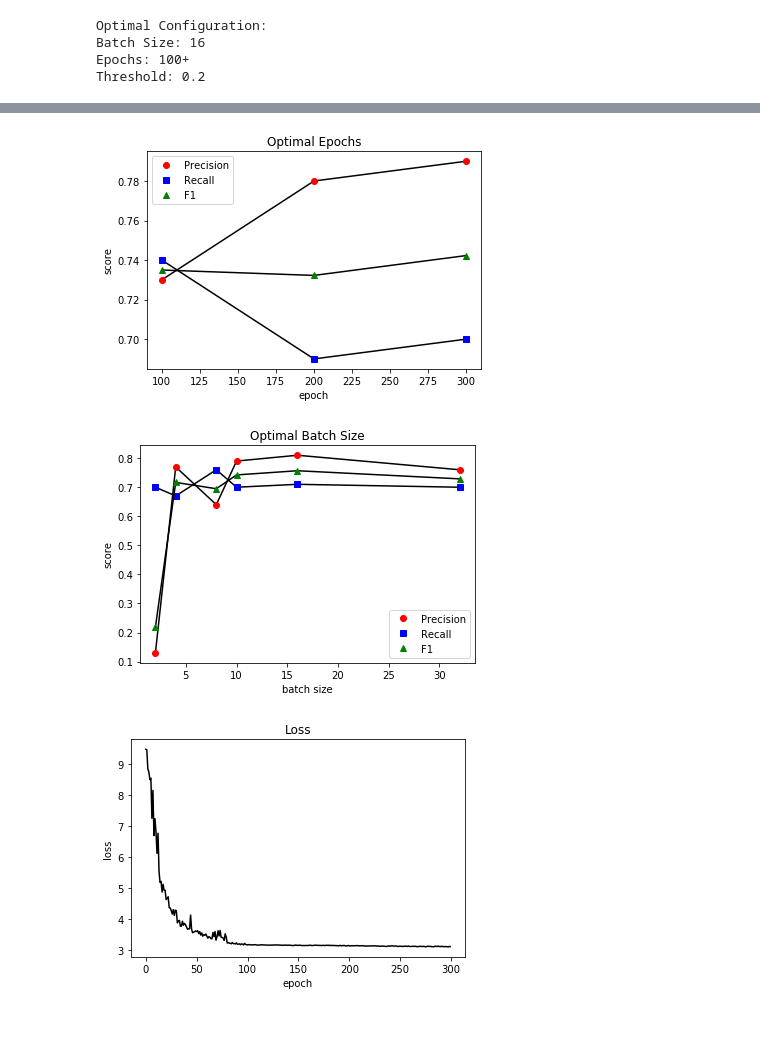
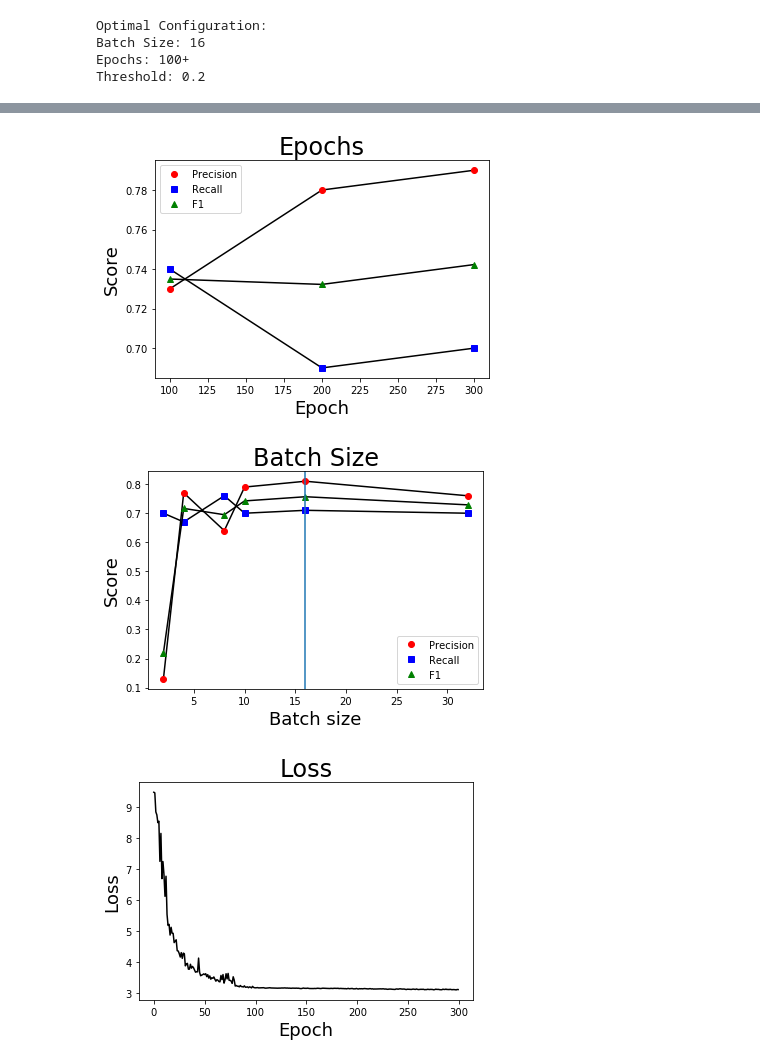
Before and after one commit to bryanjsanchez/ssd_keras, a Jupyter notebook: Additional Scripts/Graphs.ipynb, the cells around one changed output, grey strips where cells are left out. Drawn from its saved outputs; the diff is of its cells as text; code cells hidden in the pictures; blank space fills up the shorter version.

```diff
--- a/Additional Scripts/Graphs.ipynb
+++ b/Additional Scripts/Graphs.ipynb
@@ -14,14 +14,14 @@ ax.plot(x, y_f1_100, 'k')
 ax.plot(x, y_f1_100, 'g^', label='F1')
 plt.axvline(x=0.19)
 plt.axvline(x=0.2)
-plt.title('Optimal Threshold')
-plt.xlabel('threshold')
-plt.ylabel('score')
+plt.title('Threshold', fontsize=24)
+plt.xlabel('Threshold', fontsize=18)
+plt.ylabel('Score', fontsize=18)
 legend = ax.legend(loc='right', fontsize=10)
 # TODO: Put a nicer background color on the legend.
 legend.get_frame().set_facecolor('#FFFFFF')
 # plt.show()
-plt.savefig('threshold.svg')
+plt.savefig('/Users/nemo/Desktop/threshold.svg')
 
 ####################################################################################
 
@@ -37,13 +37,13 @@ ax.plot(x, y_recall, 'k')
 ax.plot(x, y_recall, 'bs', label='Recall')
 ax.plot(x, y_f1, 'k')
 ax.plot(x, y_f1, 'g^', label='F1')
-plt.title('Optimal Epochs')
-plt.xlabel('epoch')
-plt.ylabel('score')
+plt.title('Epochs', fontsize=24)
+plt.xlabel('Epoch', fontsize=18)
+plt.ylabel('Score', fontsize=18)
 legend = ax.legend(loc='best', fontsize=10)
 legend.get_frame().set_facecolor('#FFFFFF')
 # plt.show()
-plt.savefig('epochs.svg')
+plt.savefig('/Users/nemo/Desktop/epochs.svg')
 
 ####################################################################################
 
@@ -58,13 +58,14 @@ ax.plot(x, y_recall, 'k')
 ax.plot(x, y_recall, 'bs', label='Recall')
 ax.plot(x, y_f1, 'k')
 ax.plot(x, y_f1, 'g^', label='F1')
-plt.title('Optimal Batch Size')
-plt.xlabel('batch size')
-plt.ylabel('score')
+plt.axvline(x=16)
+plt.title('Batch Size', fontsize=24)
+plt.xlabel('Batch size', fontsize=18)
+plt.ylabel('Score', fontsize=18)
 legend = ax.legend(loc='lower right', fontsize=10)
 legend.get_frame().set_facecolor('#FFFFFF')
 # plt.show()
-plt.savefig('batchsize.svg')
+plt.savefig('/Users/nemo/Desktop/batchsize.svg')
 
 print('Optimal Configuration:')
 print('Batch Size: 16')
@@ -78,10 +79,10 @@ y_loss = [9.490909322,9.472220739,8.855615616,8.760233116,8.5108778,8.555294673,
 fig, ax = plt.subplots()
 ax.plot(x, y_loss, 'k')
-plt.title('Loss')
-plt.xlabel('epoch')
-plt.ylabel('loss')
+plt.title('Loss', fontsize=24)
+plt.xlabel('Epoch', fontsize=18)
+plt.ylabel('Loss', fontsize=18)
 #plt.show()
-plt.savefig('loss.svg')
+plt.savefig('/Users/nemo/Desktop/loss.svg')
 # %% [output]
 Optimal Configuration:
 Batch Size: 16
@@ -91,3 +92,3 @@ Threshold: 0.2
-[figure, old version]
+[figure, new version]
-[figure, old version]
+[figure, new version]
-[figure, old version]
+[figure, new version]
```
Also changed, not shown: parts of 1 cell of this notebook, 2 other files.
